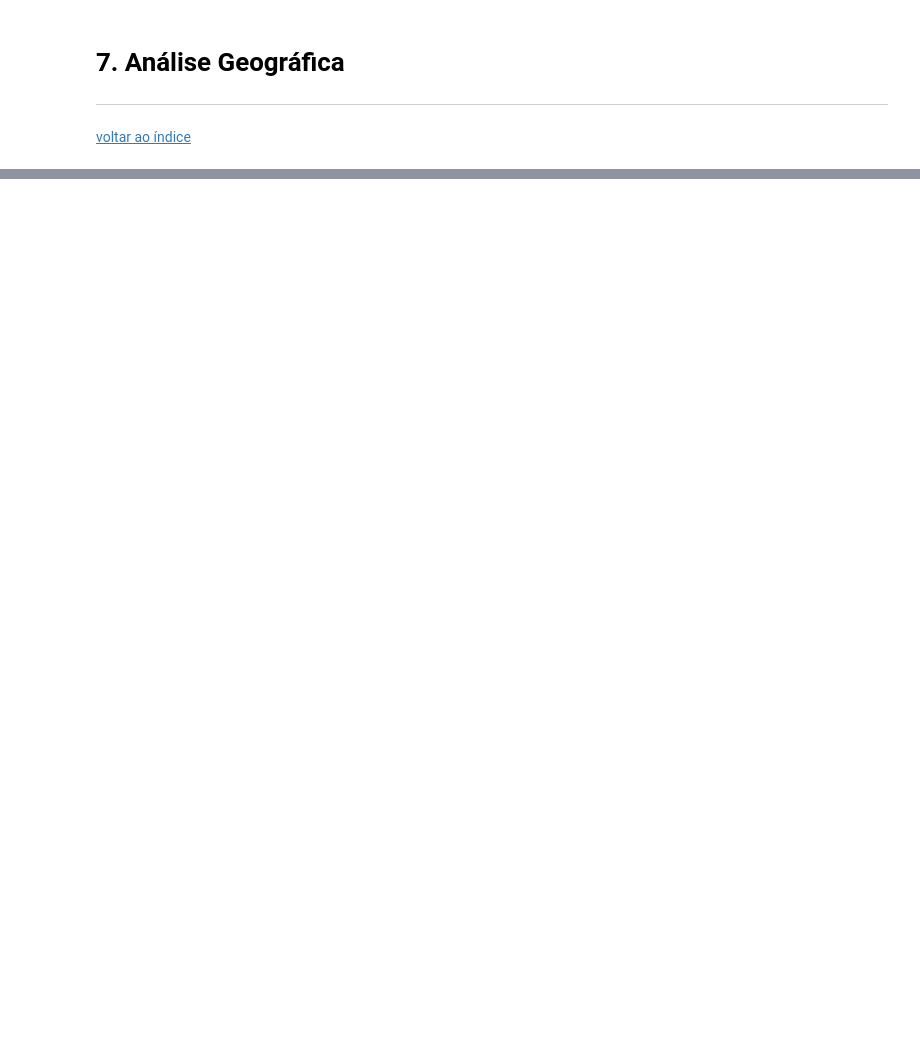
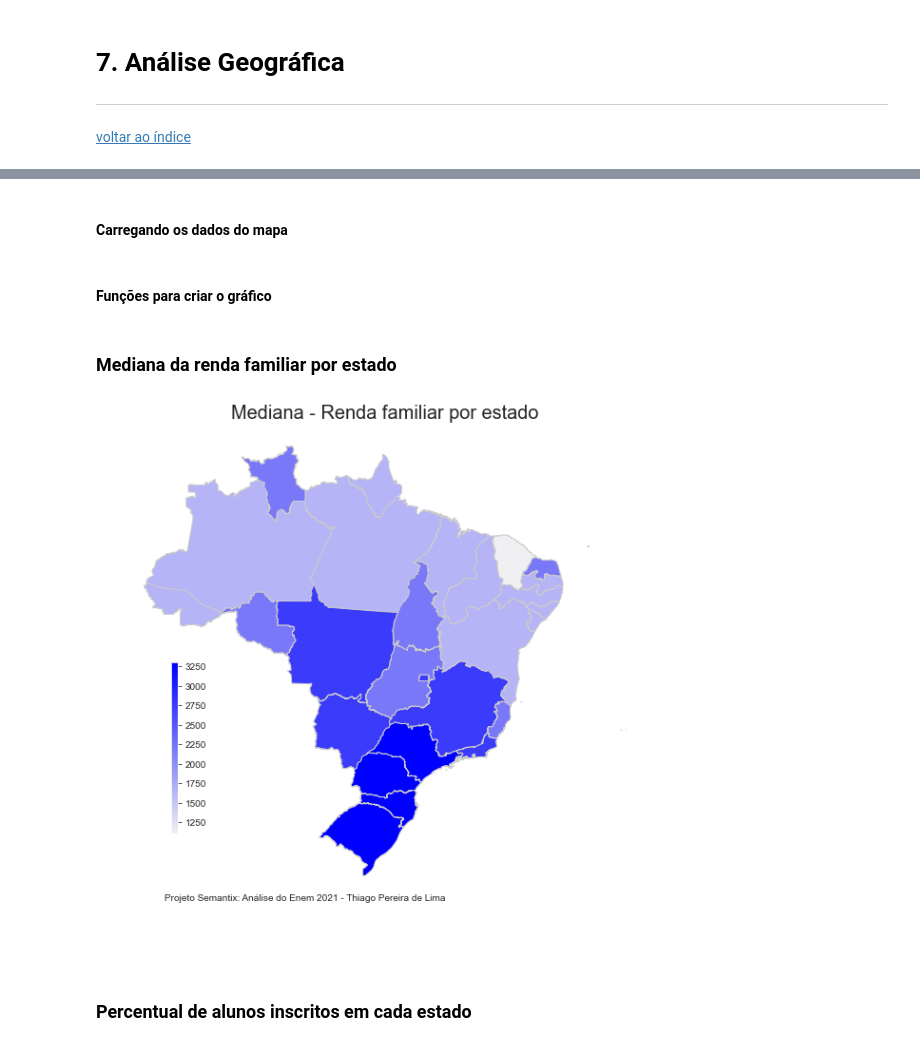
Before and after one commit to ihaveonesun/Projeto-Final-Semantix, a Jupyter notebook: projeto_final_enem.ipynb, the cells around one changed output, grey strips where cells are left out. Drawn from its saved outputs; the diff is of its cells as text; code cells hidden in the pictures; blank space fills up the shorter version.

```diff
--- a/projeto_final_enem.ipynb
+++ b/projeto_final_enem.ipynb
@@ -564,9 +503,0 @@ def grafico_heatmap_brasil(titulo, coluna, dataframe, src=True):
-# %%
-coluna_base = 'Renda familiar'
-modo = 'média'
-
-shape_novo_df = criar_coluna_geomap(coluna_base, modo)
-coluna = modo.capitalize()
-titulo = '{} - {} por estado'.format(coluna, coluna_base)
-
-grafico_heatmap_brasil(titulo, coluna, shape_novo_df)
@@ -590,9 +503,0 @@ grafico_heatmap_brasil(titulo, coluna, shape_novo_df)
-# %%
-coluna_base = 'Nota em Matemática'
-modo = 'média'
-
-shape_novo_df = criar_coluna_geomap(coluna_base, modo)
-coluna = modo.capitalize()
-titulo = '{} - {} por estado'.format(coluna, coluna_base)
-
-grafico_heatmap_brasil(titulo, coluna, shape_novo_df, src=False)
@@ -605,0 +508,7 @@ import json
+# %% [markdown]
+#### Carregando os dados do mapa
+# %%
+shape_brasil = gdp.read_file('dados/BR_UF_2021/BR_UF_2021.shp')
+shape_brasil.rename(columns={'SIGLA':'UF'}, inplace=True)
+# %% [markdown]
+#### Funções para criar o gráfico
@@ -605,0 +564,15 @@ import json
+# %% [markdown]
+### Mediana da renda familiar por estado
+# %%
+coluna_base = 'Renda familiar'
+modo = 'mediana'
+
+shape_novo_df = criar_coluna_geomap(coluna_base, modo)
+coluna = modo.capitalize()
+titulo = '{} - {} por estado'.format(coluna, coluna_base)
+
+grafico_heatmap_brasil(titulo, coluna, shape_novo_df)
+# %% [output]
+[figure, added]
+# %% [markdown]
+### Percentual de alunos inscritos em cada estado
```
Also changed, not shown: parts of 70 cells of this notebook.
